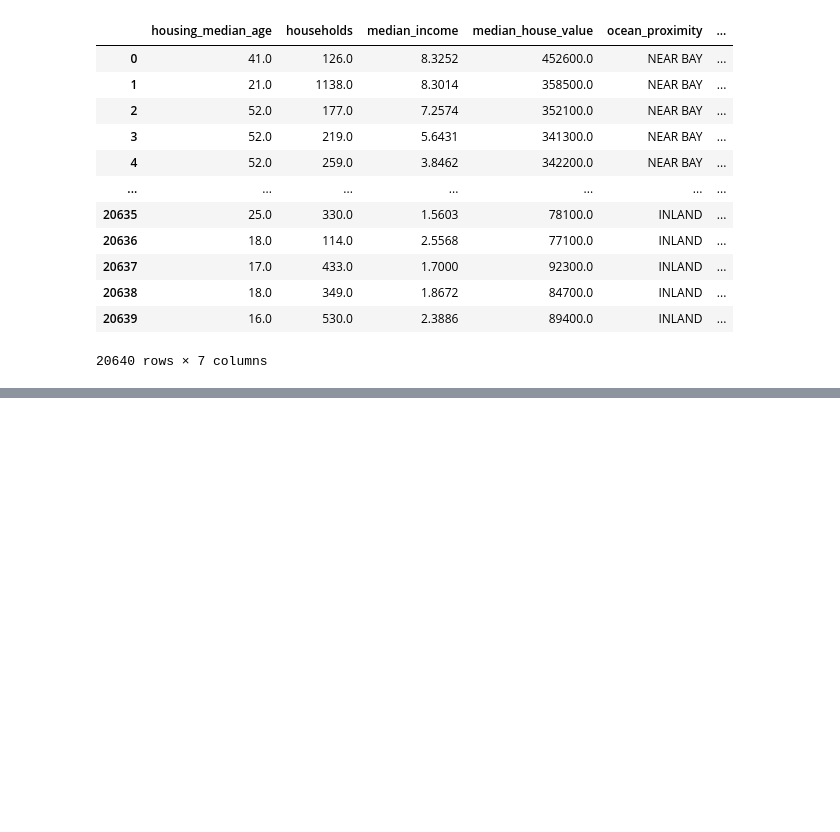
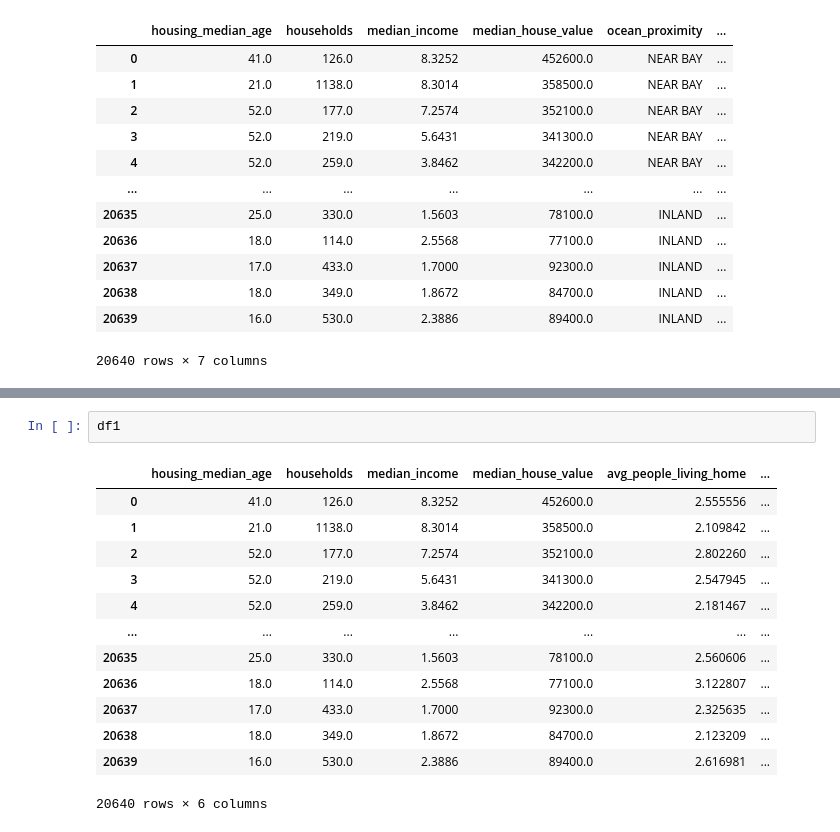
Before and after one commit to 3dsoriano/ddsc_housing_market_analysis, a Jupyter notebook: DDSC_Code.ipynb, the cells around one changed output, grey strips where cells are left out. Drawn from its saved outputs; the diff is of its cells as text; blank space fills up the shorter version.

```diff
--- a/DDSC_Code.ipynb
+++ b/DDSC_Code.ipynb
@@ -96,0 +169,16 @@ X_train, X_test, y_train, y_test = preprocess_and_split_data(df1, target_column,
+# %%
+df1
+# %% [output]
+|  | housing_median_age | households | median_income | median_house_value | avg_people_living_home | ... |
+| 0 | 41.0 | 126.0 | 8.3252 | 452600.0 | 2.555556 | ... |
+| 1 | 21.0 | 1138.0 | 8.3014 | 358500.0 | 2.109842 | ... |
+| 2 | 52.0 | 177.0 | 7.2574 | 352100.0 | 2.802260 | ... |
+| 3 | 52.0 | 219.0 | 5.6431 | 341300.0 | 2.547945 | ... |
+| 4 | 52.0 | 259.0 | 3.8462 | 342200.0 | 2.181467 | ... |
+| ... | ... | ... | ... | ... | ... | ... |
+| 20635 | 25.0 | 330.0 | 1.5603 | 78100.0 | 2.560606 | ... |
+| 20636 | 18.0 | 114.0 | 2.5568 | 77100.0 | 3.122807 | ... |
+| 20637 | 17.0 | 433.0 | 1.7000 | 92300.0 | 2.325635 | ... |
+| 20638 | 18.0 | 349.0 | 1.8672 | 84700.0 | 2.123209 | ... |
+| 20639 | 16.0 | 530.0 | 2.3886 | 89400.0 | 2.616981 | ... |
+20640 rows × 6 columns
```
Also changed, not shown: parts of 7 cells of this notebook.
